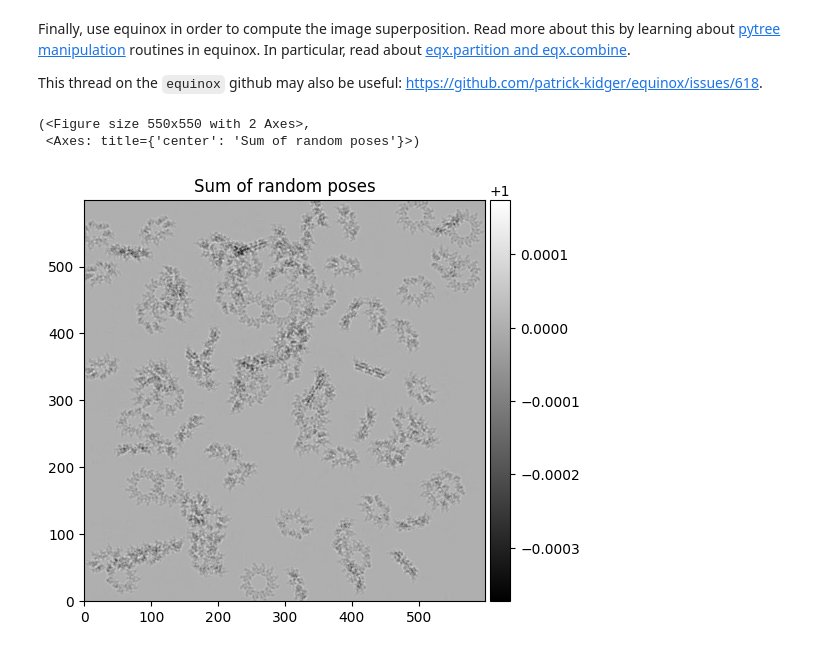
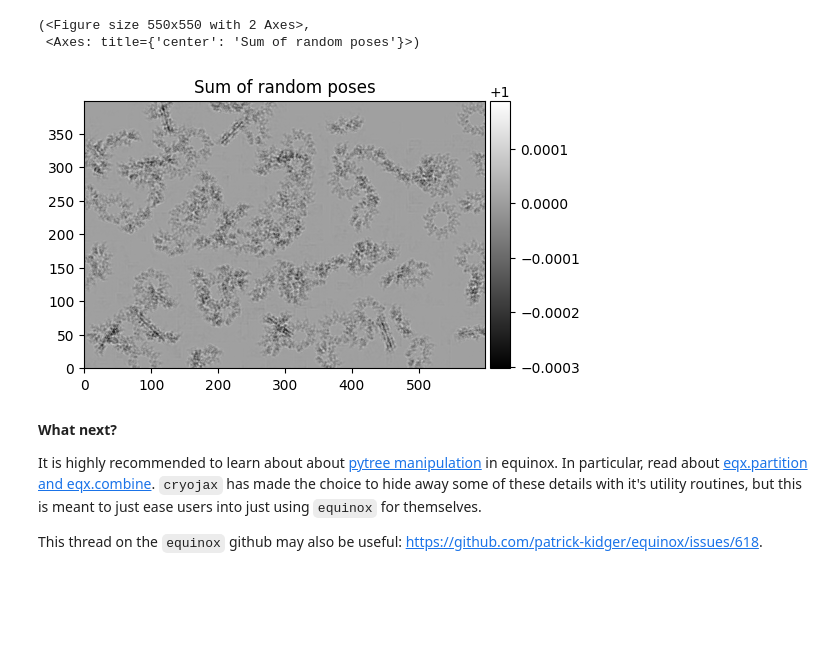
Before and after one commit to mjo22/cryojax, a Jupyter notebook: docs/examples/simulate-micrograph.ipynb, the cells around one changed output. Drawn from its saved outputs; the diff is of its cells as text; code cells hidden in the pictures; blank space fills up the shorter version.

```diff
--- a/docs/examples/simulate-micrograph.ipynb
+++ b/docs/examples/simulate-micrograph.ipynb
@@ -35,7 +28,6 @@ from cryojax.rotations import SO3
 from cryojax.io import read_volume_with_voxel_size_from_mrc
 # %%
 # Configure the image parameters
-image_dim = 600
-shape = (image_dim, image_dim)
+shape = (400, 600)
 pixel_size = 4.4  # Angstroms
-image_size = image_dim * pixel_size
+image_size = np.asarray(shape) * pixel_size
@@ -83,0 +80,11 @@ config = cs.ImageConfig(shape, pixel_size, pad_scale=2.0)
+# %%
+# Generate RNG keys
+number_of_poses = 100
+keys = jax.random.split(jax.random.PRNGKey(1234), number_of_poses)
+
+# ... instantiate the poses
+poses = make_poses(keys, config)
+
+# ... build the Specimen and ImagePipeline as usual
+specimen = cs.Specimen(potential, integrator, poses)
+pipeline = cs.ImagePipeline(config, specimen, instrument)
@@ -83,0 +95,7 @@ config = cs.ImageConfig(shape, pixel_size, pad_scale=2.0)
+# %%
+import cryojax.core as cjc
+
+# ... specify which leaves we would like to vmap over
+where = lambda pipeline: pipeline.specimen.pose
+# ... use a cryojax wrapper to return a filter_spec
+filter_spec = cjc.get_filter_spec(pipeline, where)
@@ -84,4 +106,28 @@ config = cs.ImageConfig(shape, pixel_size, pad_scale=2.0)
+# %%
+@partial(cjc.filter_vmap_with_spec, filter_spec=filter_spec)
+def compute_image_stack(pipeline):
+    """Compute a batch of images at different poses,
+    specified by the `filter_spec`.
+    """
+    return pipeline.render()
+
+
+@jax.jit
+def compute_micrograph(pipeline):
+    """Sum together the image stack."""
+    return jnp.mean(compute_image_stack(pipeline), axis=0)
+# %%
+# Compute the image and plot
+fig, ax = plt.subplots(figsize=(5.5, 5.5))
+micrograph = compute_micrograph(pipeline)
+plot_image(micrograph, fig, ax, label="Sum of random poses", interpolation=None)
+# %% [output]
+(<Figure size 550x550 with 2 Axes>,
+ <Axes: title={'center': 'Sum of random poses'}>)
+[figure, added]
 # %% [markdown]
-Finally, use equinox in order to compute the image superposition. Read more about this by learning about [pytree manipulation](https://docs.kidger.site/equinox/api/manipulation/) routines in equinox. In particular, read about [eqx.partition and eqx.combine](https://docs.kidger.site/equinox/api/manipulation/#equinox.partition).
+**What next?**
+
+It is highly recommended to learn about about [pytree manipulation](https://docs.kidger.site/equinox/api/manipulation/) in equinox. In particular, read about [eqx.partition and eqx.combine](https://docs.kidger.site/equinox/api/manipulation/#equinox.partition). `cryojax` has made the choice to hide away some of these details with it's utility routines, but this is meant to just ease users into just using `equinox` for themselves.
 
 This thread on the `equinox` github may also be useful: [https://github.com/patrick-kidger/equinox/issues/618](https://github.com/patrick-kidger/equinox/issues/618).
@@ -111,9 +133,0 @@ def compute_micrograph(pose, config, potential, integrator, instrument):
-# %%
-# Compute the image and plot
-fig, ax = plt.subplots(figsize=(5.5, 5.5))
-micrograph = compute_micrograph(poses, config, potential, integrator, instrument)
-plot_image(micrograph, fig, ax, label="Sum of random poses", interpolation=None)
-# %% [output]
-(<Figure size 550x550 with 2 Axes>,
- <Axes: title={'center': 'Sum of random poses'}>)
-[figure, removed]
```
Also changed, not shown: parts of 14 cells of this notebook, 3 other files.
